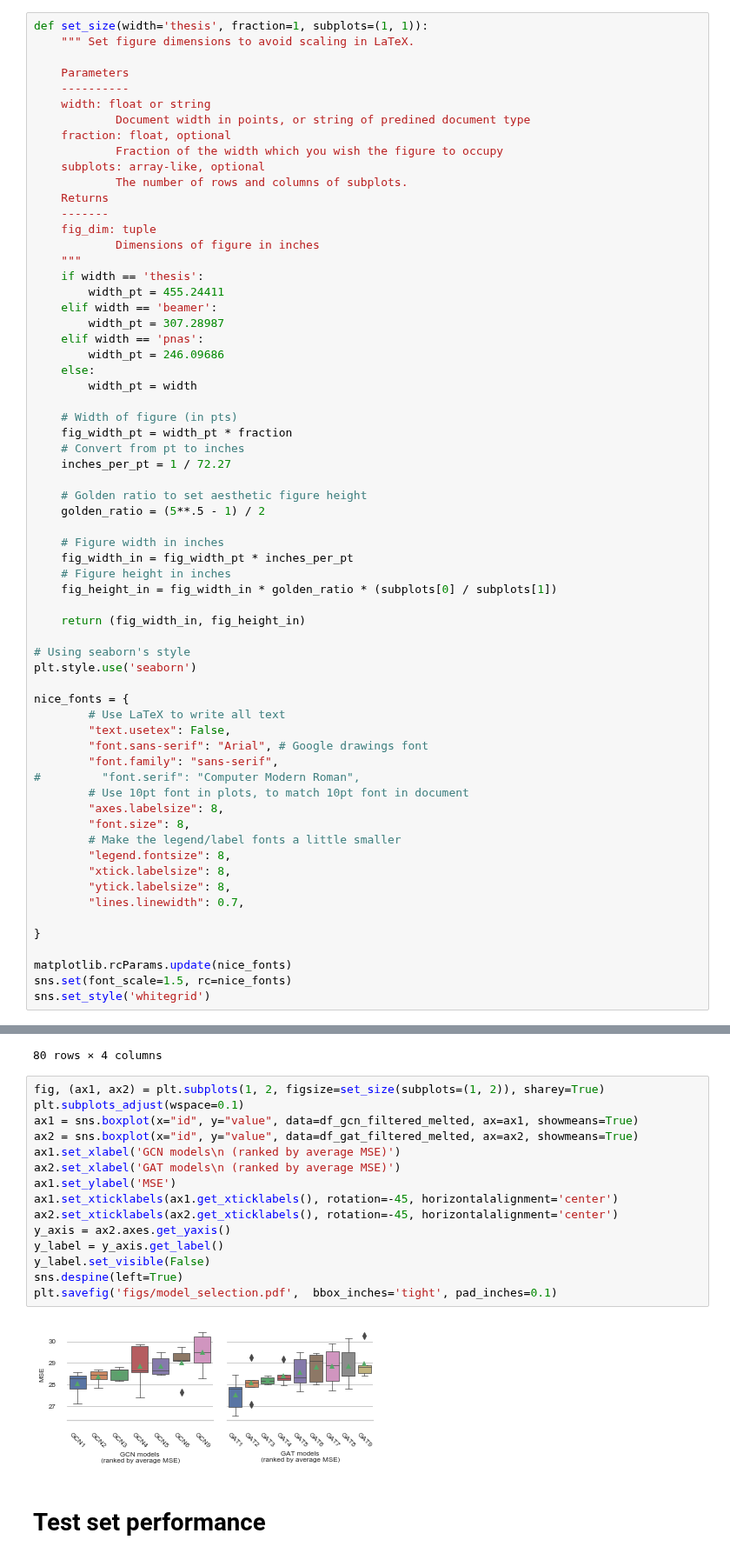
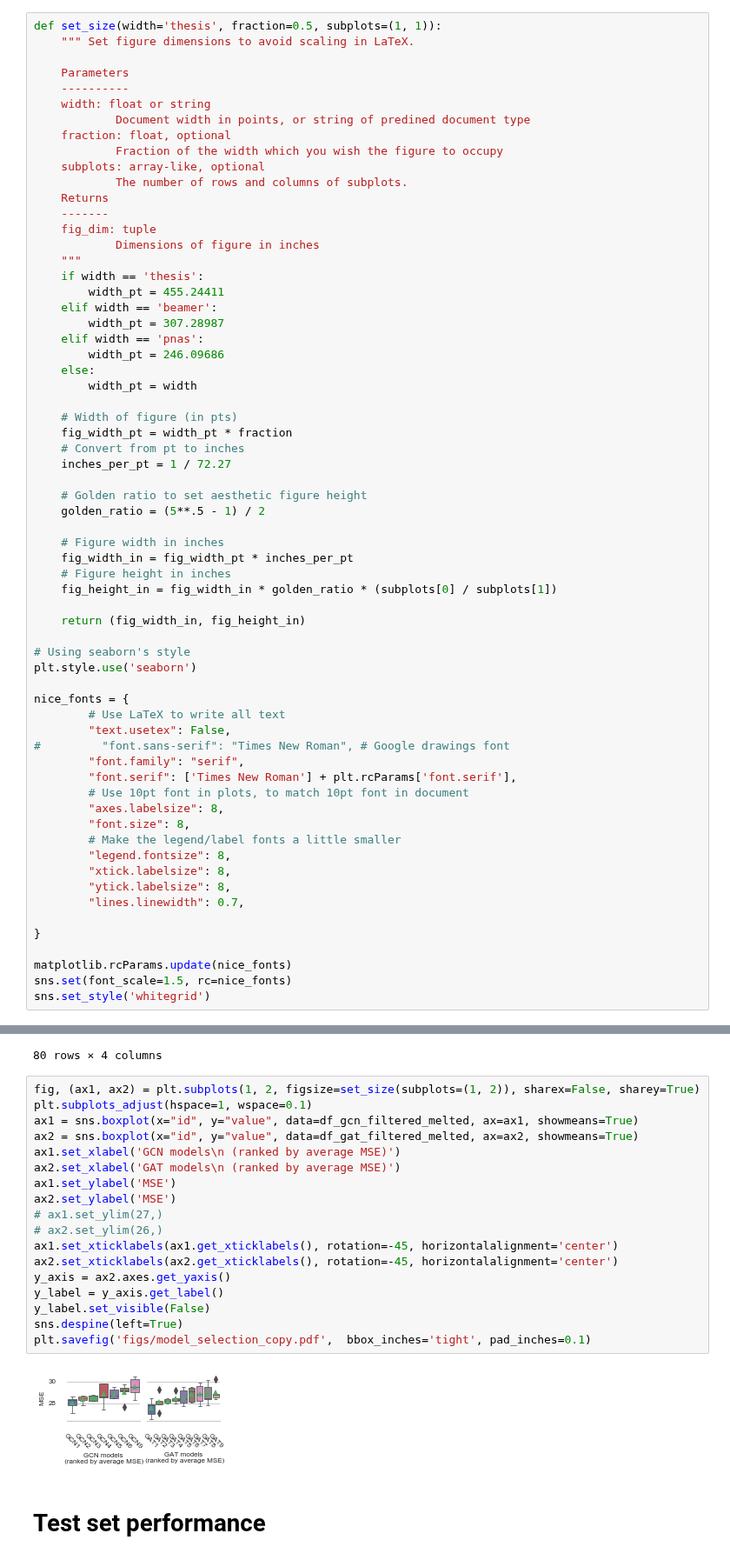
Before and after one commit to kamilest/brain-age-gnn, a Jupyter notebook: notebooks/model_selection.ipynb, the cells around one changed output, grey strips where cells are left out. Shown at 87% size. Drawn from its saved outputs; the diff is of its cells as text.

Commit message:
Figure updates for two-column presentation.

```diff
--- a/notebooks/model_selection.ipynb
+++ b/notebooks/model_selection.ipynb
@@ -8,7 +8,7 @@ import seaborn as sns
 import matplotlib
 import matplotlib.pyplot as plt
 # %%
-def set_size(width='thesis', fraction=1, subplots=(1, 1)):
+def set_size(width='thesis', fraction=0.5, subplots=(1, 1)):
     """ Set figure dimensions to avoid scaling in LaTeX.
 
     Parameters
@@ -54,9 +54,9 @@ plt.style.use('seaborn')
 nice_fonts = {
         # Use LaTeX to write all text
         "text.usetex": False,
-        "font.sans-serif": "Arial", # Google drawings font
-        "font.family": "sans-serif",
-#         "font.serif": "Computer Modern Roman",
+#         "font.sans-serif": "Times New Roman", # Google drawings font
+        "font.family": "serif",
+        "font.serif": ['Times New Roman'] + plt.rcParams['font.serif'],
         # Use 10pt font in plots, to match 10pt font in document
         "axes.labelsize": 8,
         "font.size": 8,
@@ -246,22 +247,25 @@ df_gcn_gat_melted
 | 44 | GAT9 | final_validation_mse_fold_4 | 28.409334 | GAT |
 80 rows × 4 columns
 # %%
-fig, (ax1, ax2) = plt.subplots(1, 2, figsize=set_size(subplots=(1, 2)), sharey=True)
-plt.subplots_adjust(wspace=0.1)
+fig, (ax1, ax2) = plt.subplots(1, 2, figsize=set_size(subplots=(1, 2)), sharex=False, sharey=True)
+plt.subplots_adjust(hspace=1, wspace=0.1)
 ax1 = sns.boxplot(x="id", y="value", data=df_gcn_filtered_melted, ax=ax1, showmeans=True)
 ax2 = sns.boxplot(x="id", y="value", data=df_gat_filtered_melted, ax=ax2, showmeans=True)
 ax1.set_xlabel('GCN models\n (ranked by average MSE)')
 ax2.set_xlabel('GAT models\n (ranked by average MSE)')
 ax1.set_ylabel('MSE')
+ax2.set_ylabel('MSE')
+# ax1.set_ylim(27,)
+# ax2.set_ylim(26,)
 ax1.set_xticklabels(ax1.get_xticklabels(), rotation=-45, horizontalalignment='center')
 ax2.set_xticklabels(ax2.get_xticklabels(), rotation=-45, horizontalalignment='center')
 y_axis = ax2.axes.get_yaxis()
 y_label = y_axis.get_label()
 y_label.set_visible(False)
 sns.despine(left=True)
-plt.savefig('figs/model_selection.pdf',  bbox_inches='tight', pad_inches=0.1)
+plt.savefig('figs/model_selection_copy.pdf',  bbox_inches='tight', pad_inches=0.1)
 # %% [output]
-[figure, old version]
+[figure, new version]
 # %% [markdown]
 # Test set performance
 # %%
```
Also changed, not shown: parts of 7 cells of this notebook, 8 other files.
